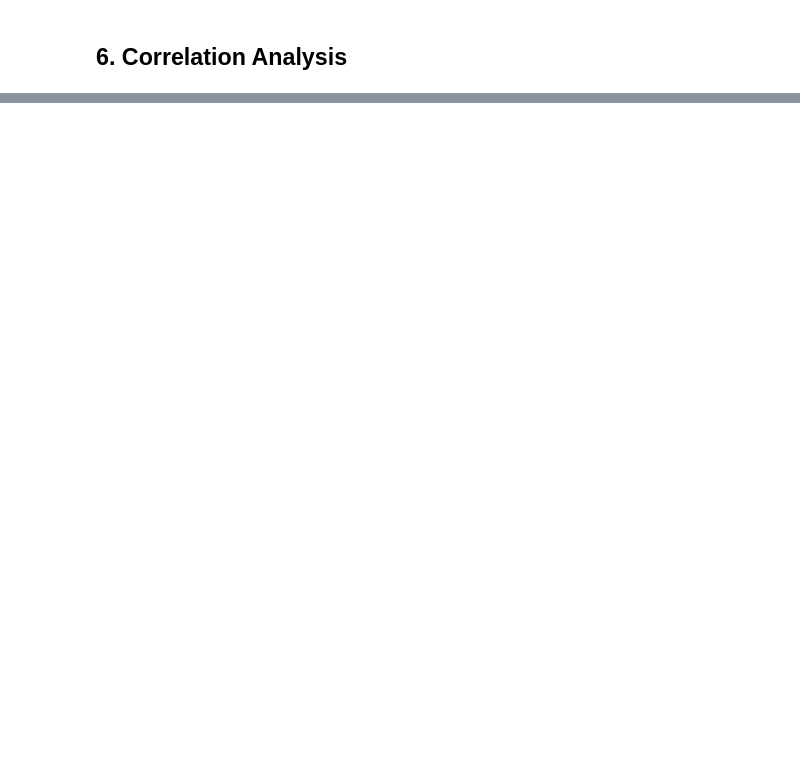
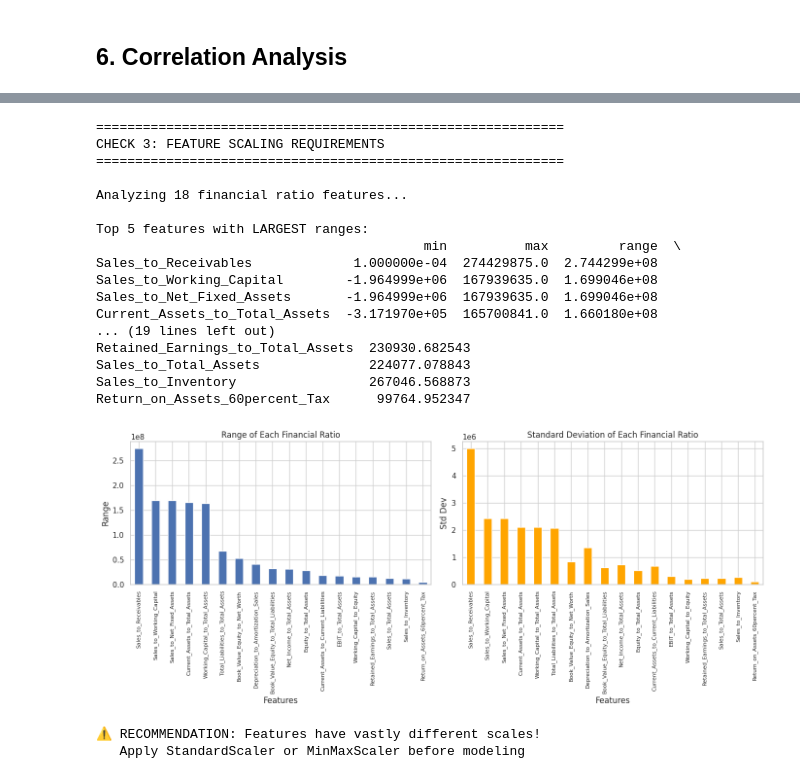
Before and after one commit to c0d3l0v3r-HeHe/Predict2Protect-Hackathon-ISMDhanbad, a Jupyter notebook: notebook.ipynb, the cells around one changed output, grey strips where cells are left out. Cells and saved outputs as stored; diff of their text form; code cells hidden in the pictures; blank space fills up the shorter version.

```diff
--- a/notebook.ipynb
+++ b/notebook.ipynb
@@ -72,0 +358,79 @@ ValueError: could not convert string to float: 'C_1'
+# %%
+# Check 3: Feature Scaling - Financial ratios have very different scales
+print("\n" + "="*60)
+print("CHECK 3: FEATURE SCALING REQUIREMENTS")
+print("="*60)
+
+# Get only financial ratio columns (X1-X18)
+financial_ratios = [col for col in train_df.columns if col.startswith(('Net_', 'Total_', 'Working_',
+                                                                        'Current_', 'Return_', 'Retained_',
+                                                                        'EBIT_', 'Book_', 'Sales_', 'Equity_',
+                                                                        'Depreciation_'))]
+
+print(f"\nAnalyzing {len(financial_ratios)} financial ratio features...")
+
+# Calculate range for each feature
+feature_ranges = {}
+for col in financial_ratios:
+    min_val = train_df[col].min()
+    max_val = train_df[col].max()
+    range_val = max_val - min_val
+    feature_ranges[col] = {
+        'min': min_val,
+        'max': max_val,
+        'range': range_val,
+        'std': train_df[col].std()
+    }
+
+# Display features with largest and smallest ranges
+ranges_df = pd.DataFrame(feature_ranges).T
+ranges_df = ranges_df.sort_values('range', ascending=False)
+
+print("\nTop 5 features with LARGEST ranges:")
+print(ranges_df.head()[['min', 'max', 'range', 'std']])
+
+print("\nTop 5 features with SMALLEST ranges:")
+print(ranges_df.tail()[['min', 'max', 'range', 'std']])
+
+# Visualize scale differences
+plt.figure(figsize=(14, 6))
+plt.subplot(1, 2, 1)
+ranges_df['range'].plot(kind='bar')
+plt.title('Range of Each Financial Ratio')
+plt.xlabel('Features')
+plt.ylabel('Range')
+plt.xticks(rotation=90, fontsize=8)
+plt.tight_layout()
+
+plt.subplot(1, 2, 2)
+ranges_df['std'].plot(kind='bar', color='orange')
+plt.title('Standard Deviation of Each Financial Ratio')
+plt.xlabel('Features')
+plt.ylabel('Std Dev')
+plt.xticks(rotation=90, fontsize=8)
+plt.tight_layout()
+plt.show()
+
+print("\n⚠️ RECOMMENDATION: Features have vastly different scales!")
+print("   Apply StandardScaler or MinMaxScaler before modeling")
+# %% [output]
+============================================================
+CHECK 3: FEATURE SCALING REQUIREMENTS
+============================================================
+
+Analyzing 18 financial ratio features...
+
+Top 5 features with LARGEST ranges:
+                                          min          max         range  \
+Sales_to_Receivables             1.000000e-04  274429875.0  2.744299e+08
+Sales_to_Working_Capital        -1.964999e+06  167939635.0  1.699046e+08
+Sales_to_Net_Fixed_Assets       -1.964999e+06  167939635.0  1.699046e+08
+Current_Assets_to_Total_Assets  -3.171970e+05  165700841.0  1.660180e+08
+... (19 lines left out)
+Retained_Earnings_to_Total_Assets  230930.682543
+Sales_to_Total_Assets              224077.078843
+Sales_to_Inventory                 267046.568873
+Return_on_Assets_60percent_Tax      99764.952347
+[figure, added]
+⚠️ RECOMMENDATION: Features have vastly different scales!
+   Apply StandardScaler or MinMaxScaler before modeling
```
Also changed, not shown: parts of 47 cells of this notebook, 4 other files.
